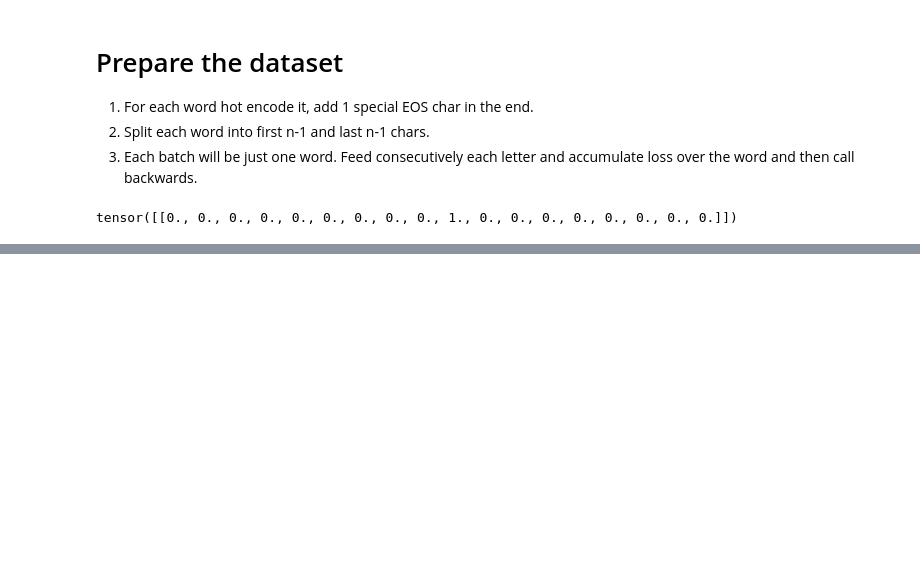
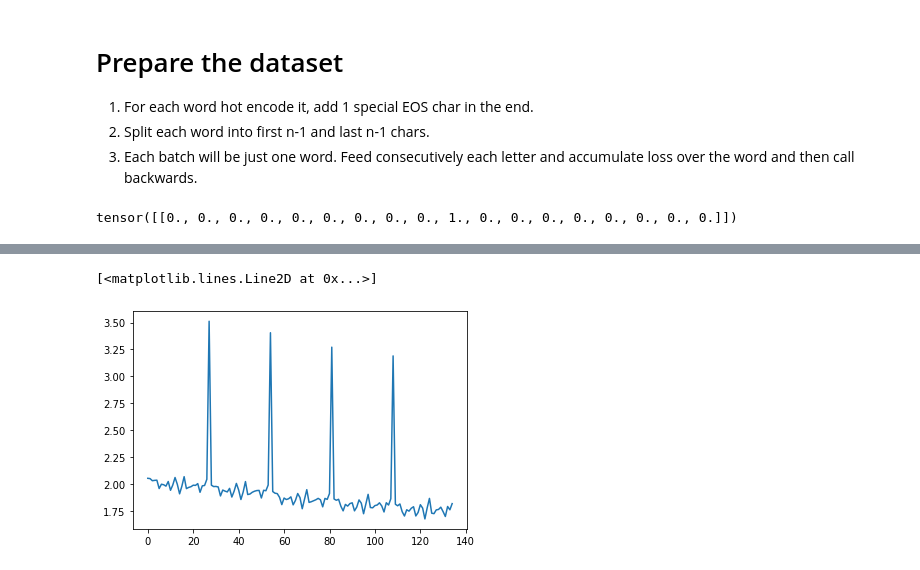
Before and after one commit to romanzubenko/dl-experiments, a Jupyter notebook: char-rnn-generate/generate.ipynb, the cells around one changed output, grey strips where cells are left out. Cells and saved outputs as stored; diff of their text form; code cells hidden in the pictures; blank space fills up the shorter version.

```diff
--- a/char-rnn-generate/generate.ipynb
+++ b/char-rnn-generate/generate.ipynb
@@ -162,26 +223,44 @@ tensor([[ 7],
 # %%
 model = Model(n_letters, 128, n_letters, len(all_categories))
-criterion = nn.NLLLoss()
+criterion = nn.CrossEntropyLoss()
 # %%
-n_epochs = 10
-learning_rate = 0.01
+n_epochs = 5
+learning_rate = 0.003
+
+all_losses = []
+plot_every = 200
+total_loss = 0.0
+batch = 16
 
 for epoch in range(n_epochs):
+    index = 0
+    batch = 0
     for data in dataset:
+        index += 1
+        batch += 1
         direction, letter_input, letter_target = data
 
-        target = letter_target.unsqueeze(-1)
+        target = letter_target #.unsqueeze(-1)
         model.zero_grad()
-        loss = torch.tensor(0.0)
+        loss = 0
+
         hidden = model.init_hidden()
         for letter_index in range(letter_input.size(0)):
             output, hidden = model(direction, letter_input[letter_index], hidden)
-            # print(output, letter_target)
+            # print(output, target[letter_index])
             loss += criterion(output, target[letter_index])
 
+        normalized_loss = loss.item() / (letter_input.size(0) + 0.0)
+        total_loss += normalized_loss
 
-        loss.backward()
+        if index % batch == 0:
+            loss.backward()
+
         for p in model.parameters():
             p.data.add_(p.grad.data, alpha=-learning_rate)
-    print('epoch...... ', epoch, ' loss...... ', loss)
+
+        if index % plot_every == 0:
+            all_losses.append(total_loss / (plot_every + 0.0))
+            total_loss = 0
+            print('index.. ', index, 'epoch...... ', epoch, ' loss...... ',all_losses[-1])
 # %% [output]
@@ -196,3 +284,11 @@ KeyboardInterrupt:
+# %%
+import matplotlib.pyplot as plt
+
+plt.figure()
+plt.plot(all_losses)
+# %% [output]
+[<matplotlib.lines.Line2D at 0x...>]
+[figure, added]
 # %%
 direction, letter_input, letter_target = dataset[5]
 letter_target.unsqueeze(-1)
```
Also changed, not shown: parts of 12 cells of this notebook.
